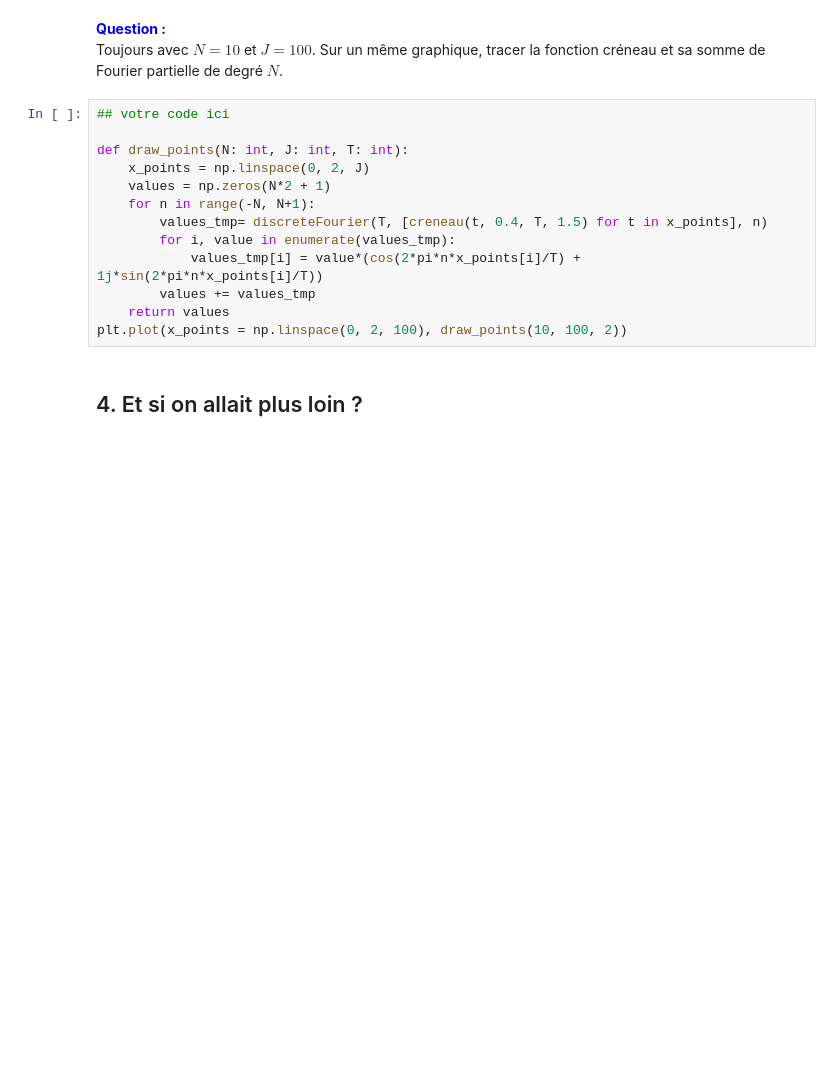
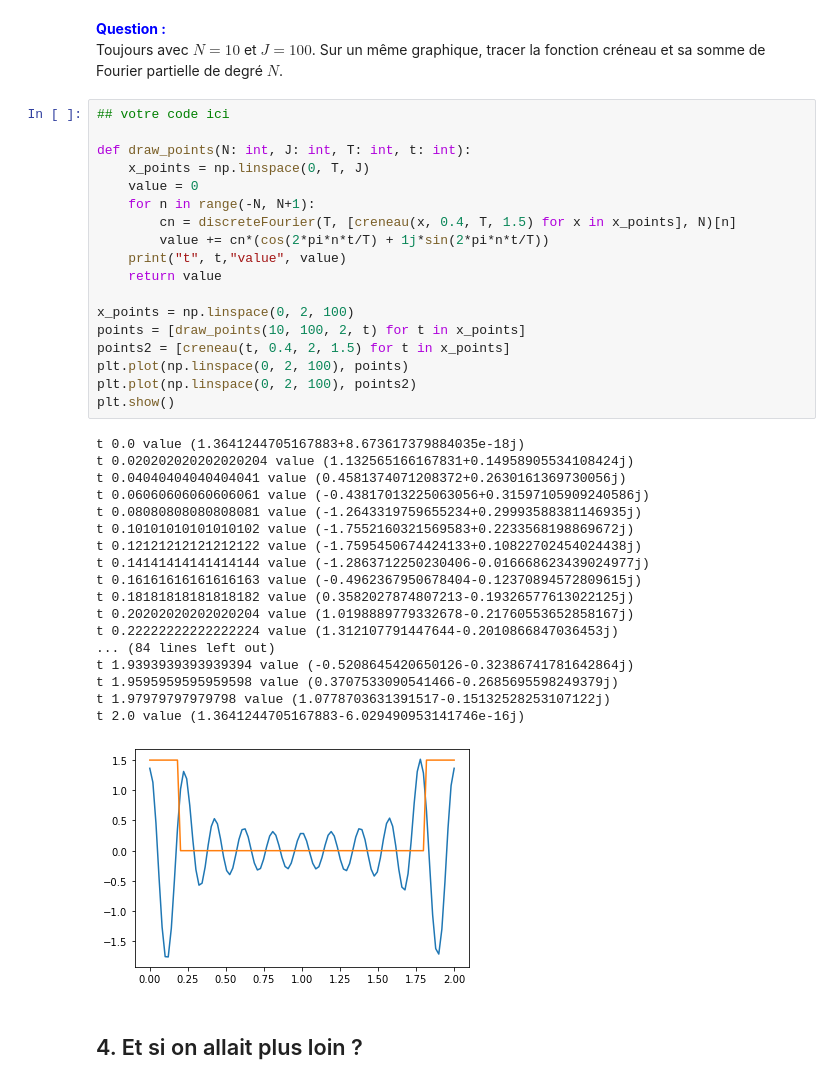
Before and after one commit to Wiziard38/TP-JUPYTER-LATEX, a Jupyter notebook: TPFourier2021.ipynb, the cells around one changed output. Cells and saved outputs as stored; diff of their text form; blank space fills up the shorter version.

```diff
--- a/TPFourier2021.ipynb
+++ b/TPFourier2021.ipynb
@@ -657,16 +657,40 @@ Toujours avec $N=10$ et $J=100$. Sur un même graphique, tracer la fonction cré
 # %%
 ## votre code ici
 
-def draw_points(N: int, J: int, T: int):
-    x_points = np.linspace(0, 2, J)
-    values = np.zeros(N*2 + 1)
+def draw_points(N: int, J: int, T: int, t: int):
+    x_points = np.linspace(0, T, J)
+    value = 0
     for n in range(-N, N+1):
-        values_tmp= discreteFourier(T, [creneau(t, 0.4, T, 1.5) for t in x_points], n)
-        for i, value in enumerate(values_tmp):
-            values_tmp[i] = value*(cos(2*pi*n*x_points[i]/T) + 1j*sin(2*pi*n*x_points[i]/T))
-        values += values_tmp
-    return values
-plt.plot(x_points = np.linspace(0, 2, 100), draw_points(10, 100, 2))
+        cn = discreteFourier(T, [creneau(x, 0.4, T, 1.5) for x in x_points], N)[n]
+        value += cn*(cos(2*pi*n*t/T) + 1j*sin(2*pi*n*t/T))
+    print("t", t,"value", value)
+    return value
+
+x_points = np.linspace(0, 2, 100)
+points = [draw_points(10, 100, 2, t) for t in x_points]
+points2 = [creneau(t, 0.4, 2, 1.5) for t in x_points]
+plt.plot(np.linspace(0, 2, 100), points)
+plt.plot(np.linspace(0, 2, 100), points2)
+plt.show()
+# %% [output]
+t 0.0 value (1.3641244705167883+8.673617379884035e-18j)
+t 0.020202020202020204 value (1.132565166167831+0.14958905534108424j)
+t 0.04040404040404041 value (0.4581374071208372+0.2630161369730056j)
+t 0.06060606060606061 value (-0.43817013225063056+0.31597105909240586j)
+t 0.08080808080808081 value (-1.2643319759655234+0.29993588381146935j)
+t 0.10101010101010102 value (-1.7552160321569583+0.2233568198869672j)
+t 0.12121212121212122 value (-1.7595450674424133+0.10822702454024438j)
+t 0.14141414141414144 value (-1.2863712250230406-0.016668623439024977j)
+t 0.16161616161616163 value (-0.4962367950678404-0.12370894572809615j)
+t 0.18181818181818182 value (0.3582027874807213-0.19326577613022125j)
+t 0.20202020202020204 value (1.0198889779332678-0.21760553652858167j)
+t 0.22222222222222224 value (1.312107791447644-0.2010866847036453j)
+... (84 lines left out)
+t 1.9393939393939394 value (-0.5208645420650126-0.32386741781642864j)
+t 1.9595959595959598 value (0.3707533090541466-0.2685695598249379j)
+t 1.97979797979798 value (1.0778703631391517-0.15132528253107122j)
+t 2.0 value (1.3641244705167883-6.029490953141746e-16j)
+[figure, added]
 # %% [markdown]
 ## 4. Et si on allait plus loin ?
 # %% [markdown]
```
